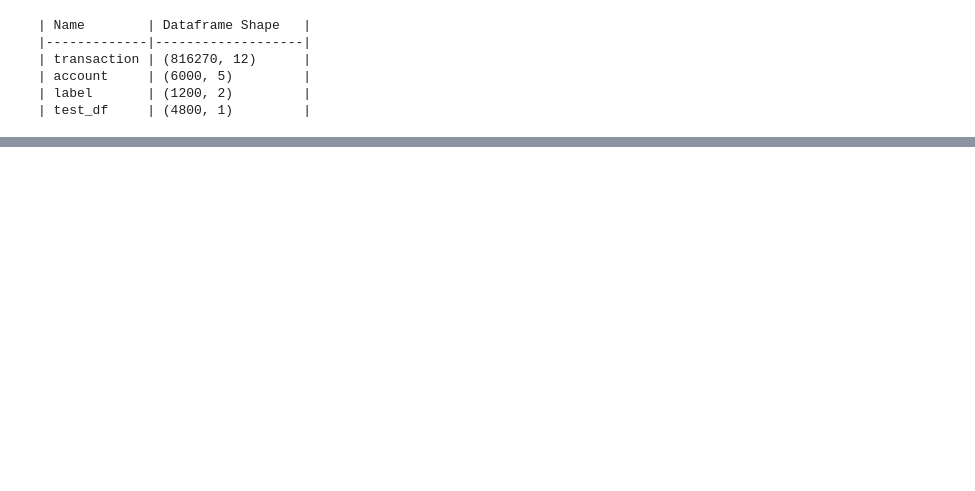
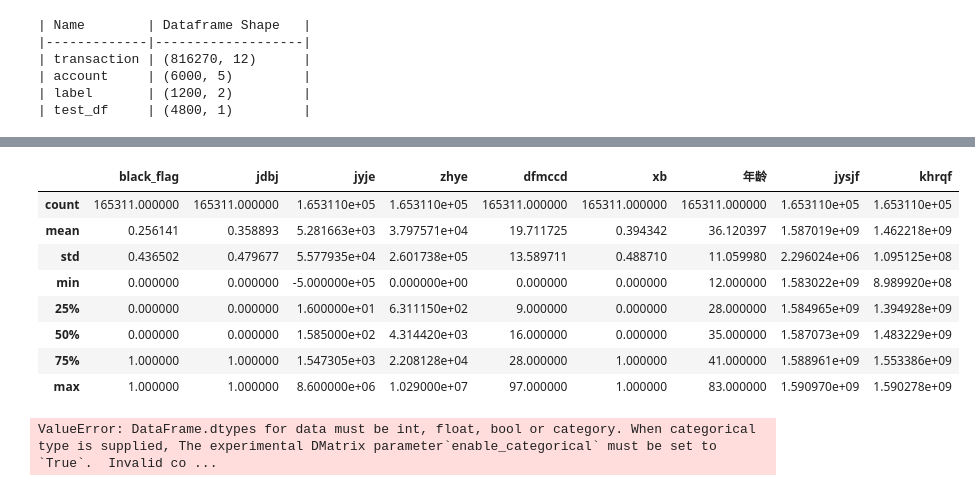
Before and after one commit to Hongfei-Niu/dcic_fraud_risk, a Jupyter notebook: baseline.ipynb, the cells around one changed output, grey strips where cells are left out. Drawn from its saved outputs; the diff is of its cells as text; code cells hidden in the pictures; blank space fills up the shorter version.

```diff
--- a/baseline.ipynb
+++ b/baseline.ipynb
@@ -61,0 +76,18 @@ df_all.describe()
+# %%
+# 选择变量
+p_tran_id = ["zhdh", "jylsxh", "zydh"]
+p_time = ["khrq", "jyrq", "jysj"]
+p_cat = ["dfzh", "dfhh", "jyqd", "khjgdh"]
+
+df_train = df_all.copy()
+df_train = df_train.drop(columns=p_tran_id + p_time)
+
+
+df_test_X = pd.merge(test_df, transaction_info, on="zhdh")
+df_test_X = df_test_X.drop(columns=p_tran_id + p_time)
+
+# for var in p_cat:
+#     df_train[var] = df_train.astype("category")
+#     df_test_X[var] = df_test_X.astype("category")
+
+df_test_X.head()
@@ -61,0 +101,35 @@ df_all.describe()
+# %%
+df_train.describe()
+# %% [output]
+|  | black_flag | jdbj | jyje | zhye | dfmccd | xb | 年龄 | jysjf | khrqf |
+| count | 165311.000000 | 165311.000000 | 1.653110e+05 | 1.653110e+05 | 165311.000000 | 165311.000000 | 165311.000000 | 1.653110e+05 | 1.653110e+05 |
+| mean | 0.256141 | 0.358893 | 5.281663e+03 | 3.797571e+04 | 19.711725 | 0.394342 | 36.120397 | 1.587019e+09 | 1.462218e+09 |
+| std | 0.436502 | 0.479677 | 5.577935e+04 | 2.601738e+05 | 13.589711 | 0.488710 | 11.059980 | 2.296024e+06 | 1.095125e+08 |
+| min | 0.000000 | 0.000000 | -5.000000e+05 | 0.000000e+00 | 0.000000 | 0.000000 | 12.000000 | 1.583022e+09 | 8.989920e+08 |
+| 25% | 0.000000 | 0.000000 | 1.600000e+01 | 6.311150e+02 | 9.000000 | 0.000000 | 28.000000 | 1.584965e+09 | 1.394928e+09 |
+| 50% | 0.000000 | 0.000000 | 1.585000e+02 | 4.314420e+03 | 16.000000 | 0.000000 | 35.000000 | 1.587073e+09 | 1.483229e+09 |
+| 75% | 1.000000 | 1.000000 | 1.547305e+03 | 2.208128e+04 | 28.000000 | 1.000000 | 41.000000 | 1.588961e+09 | 1.553386e+09 |
+| max | 1.000000 | 1.000000 | 8.600000e+06 | 1.029000e+07 | 97.000000 | 1.000000 | 83.000000 | 1.590970e+09 | 1.590278e+09 |
+# %%
+X_train = df_train.drop(columns=["black_flag"])
+y_train = df_train["black_flag"]
+
+# cat_attribs = p_cat
+# full_pipeline = ColumnTransformer([('cat', OneHotEncoder(handle_unknown='ignore'), cat_attribs)], remainder='passthrough')
+
+# encoder = full_pipeline.fit(X_train)
+# X_train = encoder.transform(X_train)
+
+xgb = XGBClassifier(tree_method="gpu_hist", enable_categorical=True)
+
+xgb.fit(X_train, y_train)
+
+# data = []
+# for i in range(len(X.columns)):
+#     data.append([X.columns[i], xgb.feature_importances_[i]])
+# sorted_data = sorted(data, key=lambda x: x[1], reverse=True)
+
+
+# print(tabulate(sorted_data[:10], headers=['Features(前十个)', "Importance"]))
+# %% [output]
+ValueError: DataFrame.dtypes for data must be int, float, bool or category. When categorical type is supplied, The experimental DMatrix parameter`enable_categorical` must be set to `True`.  Invalid co ...
```
Also changed, not shown: parts of 6 cells of this notebook.
